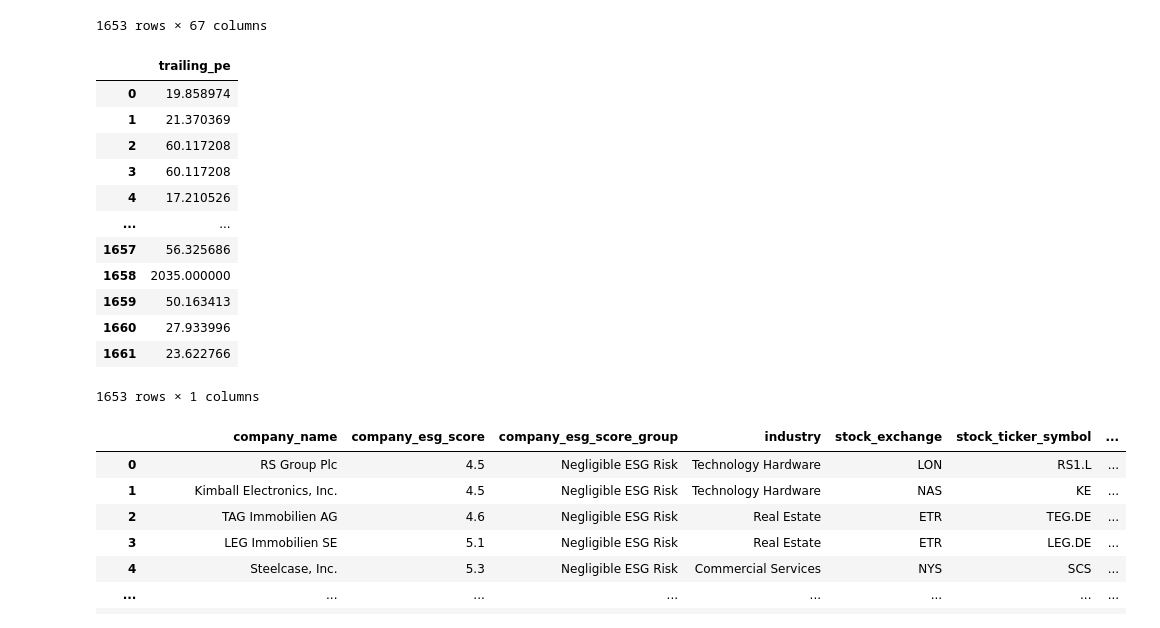
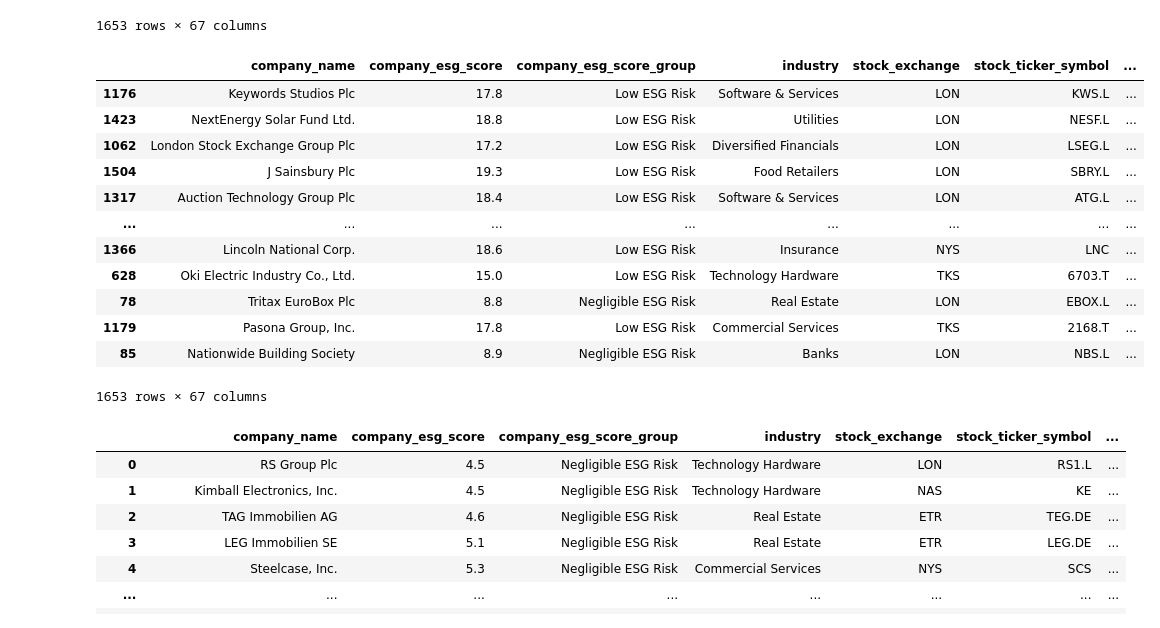
Before and after one commit to Herb-sh/sustainability_portfolio_optimisation, a Jupyter notebook: notebooks/2. data_preparation/2.4.data_preparation_scaling.ipynb, the cells around one changed output. Drawn from its saved outputs; the diff is of its cells as text; code cells hidden in the pictures.

```diff
--- a/notebooks/2. data_preparation/2.4.data_preparation_scaling.ipynb
+++ b/notebooks/2. data_preparation/2.4.data_preparation_scaling.ipynb
@@ -21,21 +21,21 @@ df_overview
 | 1661 | Union Pacific Corp. | 20.0 | Low ESG Risk | Transportation | NYS | UNP | ... |
 1653 rows × 67 columns
 # %%
-df_overview[['trailing_pe']]
+df_overview.sort_values('trailing_pe', ascending=False)
 # %% [output]
-|  | trailing_pe |
-| 0 | 19.858974 |
-| 1 | 21.370369 |
-| 2 | 60.117208 |
-| 3 | 60.117208 |
-| 4 | 17.210526 |
-| ... | ... |
-| 1657 | 56.325686 |
-| 1658 | 2035.000000 |
-| 1659 | 50.163413 |
-| 1660 | 27.933996 |
-| 1661 | 23.622766 |
+|  | company_name | company_esg_score | company_esg_score_group | industry | stock_exchange | stock_ticker_symbol | ... |
+| 1176 | Keywords Studios Plc | 17.8 | Low ESG Risk | Software & Services | LON | KWS.L | ... |
+| 1423 | NextEnergy Solar Fund Ltd. | 18.8 | Low ESG Risk | Utilities | LON | NESF.L | ... |
+| 1062 | London Stock Exchange Group Plc | 17.2 | Low ESG Risk | Diversified Financials | LON | LSEG.L | ... |
+| 1504 | J Sainsbury Plc | 19.3 | Low ESG Risk | Food Retailers | LON | SBRY.L | ... |
+| 1317 | Auction Technology Group Plc | 18.4 | Low ESG Risk | Software & Services | LON | ATG.L | ... |
+| ... | ... | ... | ... | ... | ... | ... | ... |
+| 1366 | Lincoln National Corp. | 18.6 | Low ESG Risk | Insurance | NYS | LNC | ... |
+| 628 | Oki Electric Industry Co., Ltd. | 15.0 | Low ESG Risk | Technology Hardware | TKS | 6703.T | ... |
+| 78 | Tritax EuroBox Plc | 8.8 | Negligible ESG Risk | Real Estate | LON | EBOX.L | ... |
+| 1179 | Pasona Group, Inc. | 17.8 | Low ESG Risk | Commercial Services | TKS | 2168.T | ... |
+| 85 | Nationwide Building Society | 8.9 | Negligible ESG Risk | Banks | LON | NBS.L | ... |
-1653 rows × 1 columns
+1653 rows × 67 columns
 # %%
 df_overview[['trailing_pe']] = df_overview[['trailing_pe']].dropna().values.astype('float32')
 df_overview
```
Also changed, not shown: 16 other files.
